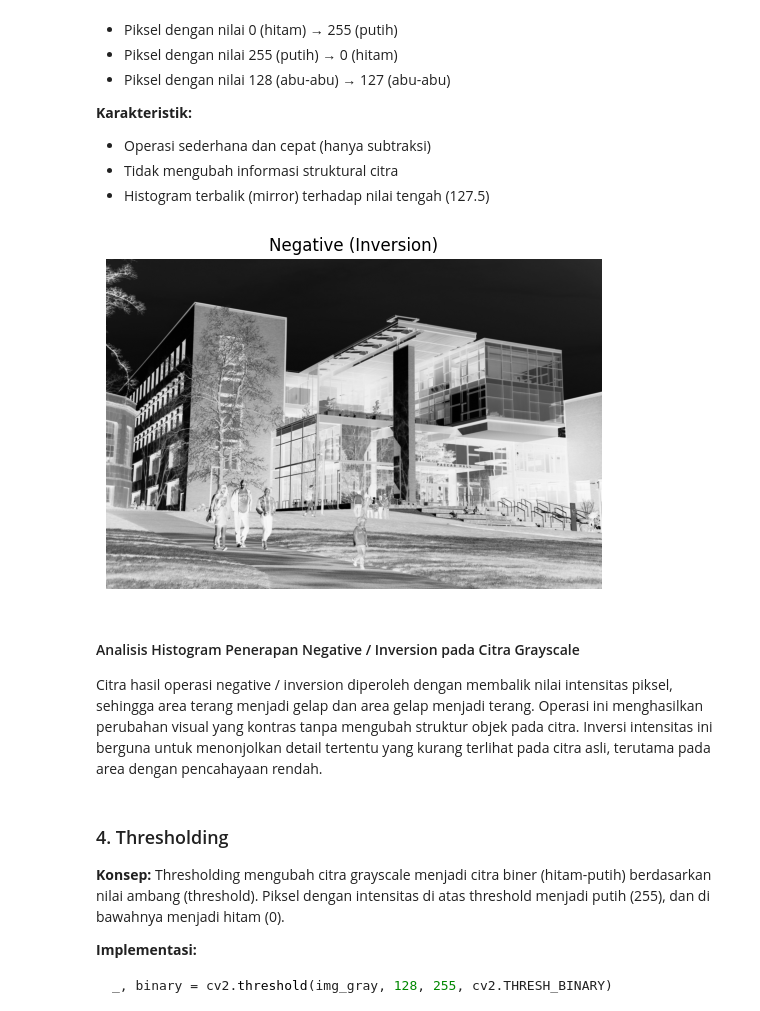
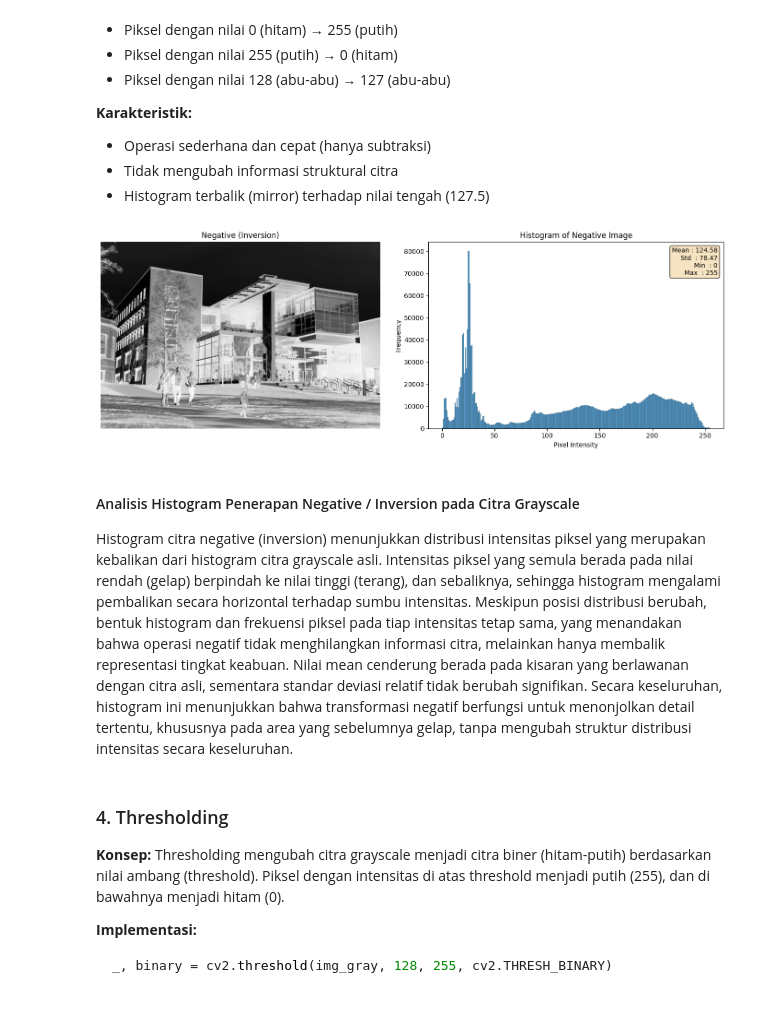
Before and after one commit to Sugiarta123/Quiz-2, a Jupyter notebook: 03_point_operations.ipynb, the cells around one changed output. Drawn from its saved outputs; the diff is of its cells as text; code cells hidden in the pictures.

Commit message:
Masuk Analisis dan Histogram

```diff
--- a/03_point_operations.ipynb
+++ b/03_point_operations.ipynb
@@ -309,14 +302,50 @@ I'(x,y) = 255 - I(x,y)
 - Tidak mengubah informasi struktural citra
 - Histogram terbalik (mirror) terhadap nilai tengah (127.5)
 # %%
+import matplotlib.pyplot as plt
+import seaborn as sns
+import numpy as np
+
+# Negative image
 negative = 255 - img_gray
-show_image(negative, "Negative (Inversion)")
+
+# Buat figure
+fig, axes = plt.subplots(1, 2, figsize=(14, 5))
+
+# Tampilkan citra negatif
+axes[0].imshow(negative, cmap='gray')
+axes[0].set_title("Negative (Inversion)")
+axes[0].axis('off')
+
+# Histogram citra negatif
+sns.histplot(negative.flatten(), bins=256, kde=False, ax=axes[1])
+axes[1].set_title("Histogram of Negative Image")
+axes[1].set_xlabel("Pixel Intensity")
+axes[1].set_ylabel("Frequency")
+
+# Statistik histogram
+stats_text = (
+    f"Mean : {np.mean(negative):.2f}\n"
+    f"Std  : {np.std(negative):.2f}\n"
+    f"Min  : {np.min(negative)}\n"
+    f"Max  : {np.max(negative)}"
+)
+
+axes[1].text(
+    0.98, 0.97, stats_text,
+    transform=axes[1].transAxes,
+    ha='right', va='top',
+    bbox=dict(boxstyle='round', facecolor='wheat', alpha=0.8)
+)
+
+plt.tight_layout()
+plt.show()
 # %% [output]
-[figure, old version]
+[figure, new version]
 # %% [markdown]
 #### Analisis Histogram Penerapan Negative / Inversion pada Citra Grayscale
 
-Citra hasil operasi negative / inversion diperoleh dengan membalik nilai intensitas piksel, sehingga area terang menjadi gelap dan area gelap menjadi terang. Operasi ini menghasilkan perubahan visual yang kontras tanpa mengubah struktur objek pada citra. Inversi intensitas ini berguna untuk menonjolkan detail tertentu yang kurang terlihat pada citra asli, terutama pada area dengan pencahayaan rendah.
+Histogram citra negative (inversion) menunjukkan distribusi intensitas piksel yang merupakan kebalikan dari histogram citra grayscale asli. Intensitas piksel yang semula berada pada nilai rendah (gelap) berpindah ke nilai tinggi (terang), dan sebaliknya, sehingga histogram mengalami pembalikan secara horizontal terhadap sumbu intensitas. Meskipun posisi distribusi berubah, bentuk histogram dan frekuensi piksel pada tiap intensitas tetap sama, yang menandakan bahwa operasi negatif tidak menghilangkan informasi citra, melainkan hanya membalik representasi tingkat keabuan. Nilai mean cenderung berada pada kisaran yang berlawanan dengan citra asli, sementara standar deviasi relatif tidak berubah signifikan. Secara keseluruhan, histogram ini menunjukkan bahwa transformasi negatif berfungsi untuk menonjolkan detail tertentu, khususnya pada area yang sebelumnya gelap, tanpa mengubah struktur distribusi intensitas secara keseluruhan.
 # %% [markdown]
 ### 4. Thresholding
 **Konsep:**
```
Also changed, not shown: parts of 5 cells of this notebook.
